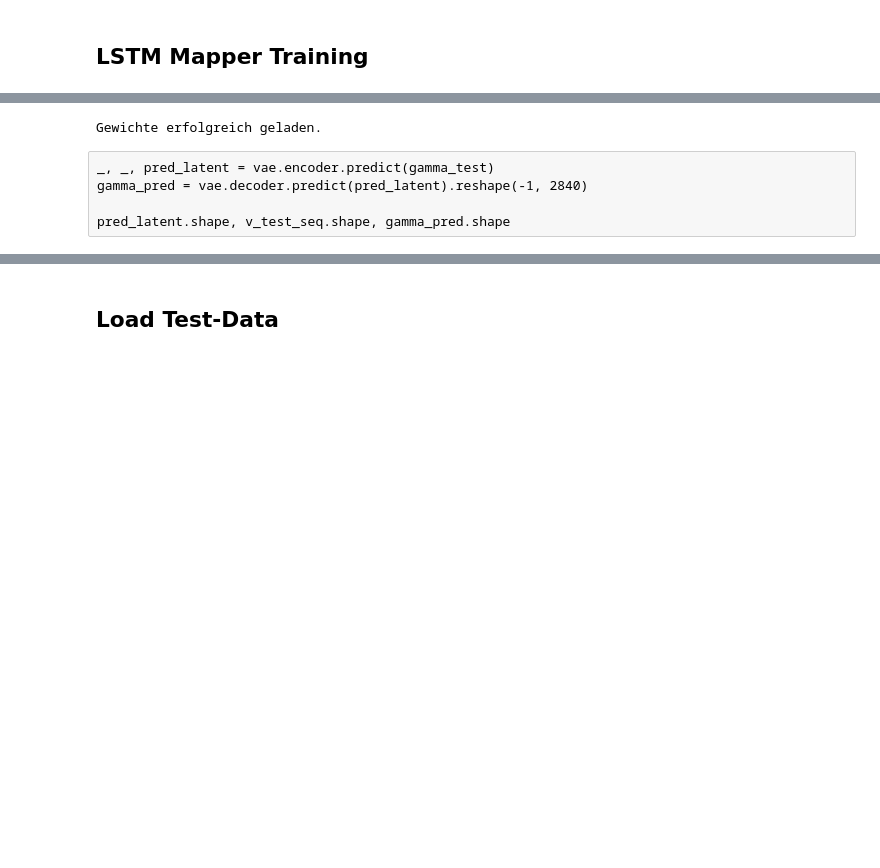
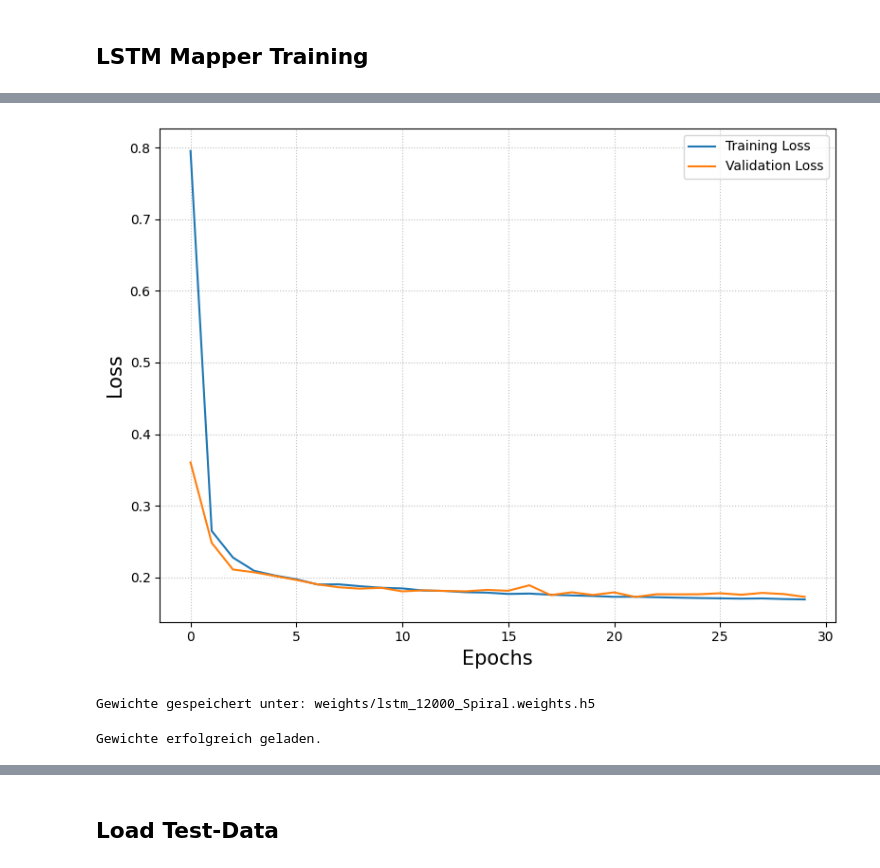
Before and after one commit to Peer076/Master-Thesis-EIT, a Jupyter notebook: LSTM_Training_exp2D.ipynb, the cells around one changed output, grey strips where cells are left out. Saved outputs shown, nothing was run; the diff lists cells and outputs as text; code cells hidden in the pictures; blank space fills up the shorter version.

Commit message:
working on 3D and 2D lstm

```diff
--- a/LSTM_Training_exp2D.ipynb
+++ b/LSTM_Training_exp2D.ipynb
@@ -181,0 +220,2 @@ print(f"Gewichte gespeichert unter: {lstm_weights_file}")
+# %%
+history_mapper = lstm_mapper.fit(v_train_seq, z_train, epochs=100, batch_size = 8, validation_split = 0.1)
@@ -182 +240,26 @@ print(f"Gewichte gespeichert unter: {lstm_weights_file}")
+# %%
+fpath = 'Abbildungen/'
+fname = 'loss_curve_LSTM_12000_Spiral'
+
+plt.figure(figsize=(8, 6))
+plt.plot(history_mapper.history["loss"], label="Training Loss")
+plt.plot(history_mapper.history["val_loss"], label="Validation Loss")
+plt.xlabel("Epochs", fontsize=15)
+plt.ylabel("Loss", fontsize=15)
+plt.legend()
+plt.tight_layout()
+plt.grid(True, linestyle=':', color='gray', alpha=0.5)
+
+plt.savefig(f'{fpath}{fname}.pdf', bbox_inches='tight', dpi=300)
+plt.show()
+# %% [output]
+[figure, added]
+# %%
+weights_dir = "weights/"
+os.makedirs(weights_dir, exist_ok=True)
+lstm_weights_file = os.path.join(weights_dir, "lstm_12000_Spiral.weights.h5")
+lstm_mapper.save_weights(lstm_weights_file)
+print(f"Gewichte gespeichert unter: {lstm_weights_file}")
+# %% [output]
+Gewichte gespeichert unter: weights/lstm_12000_Spiral.weights.h5
 # %%
@@ -184,8 +267,3 @@ lstm_mapper.load_weights("weights/lstm_eight_Florium_exp.weights.h5")
 print("Gewichte erfolgreich geladen.")
 # %% [output]
 Gewichte erfolgreich geladen.
-# %% [raw]
-_, _, pred_latent = vae.encoder.predict(gamma_test)
-gamma_pred = vae.decoder.predict(pred_latent).reshape(-1, 2840)
-
-pred_latent.shape, v_test_seq.shape, gamma_pred.shape
```
Also changed, not shown: parts of 22 cells of this notebook, 3 other files.
